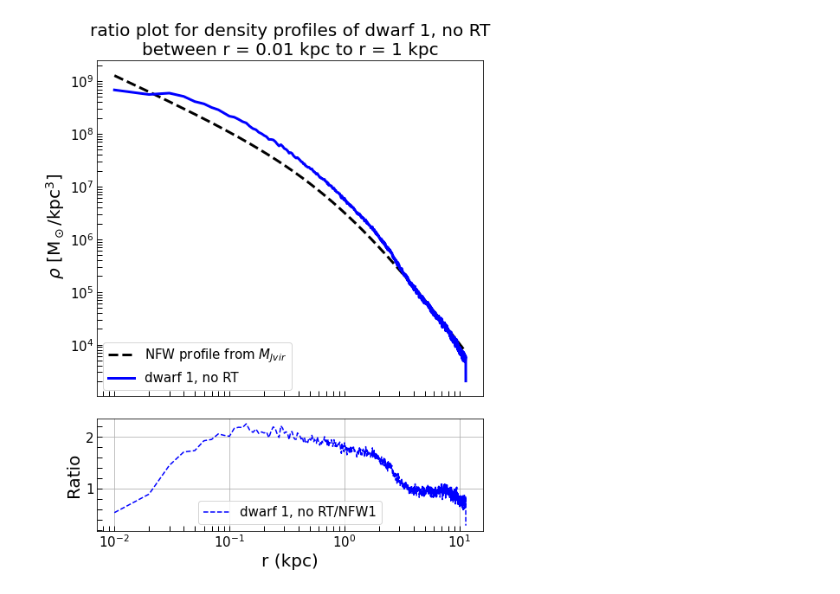
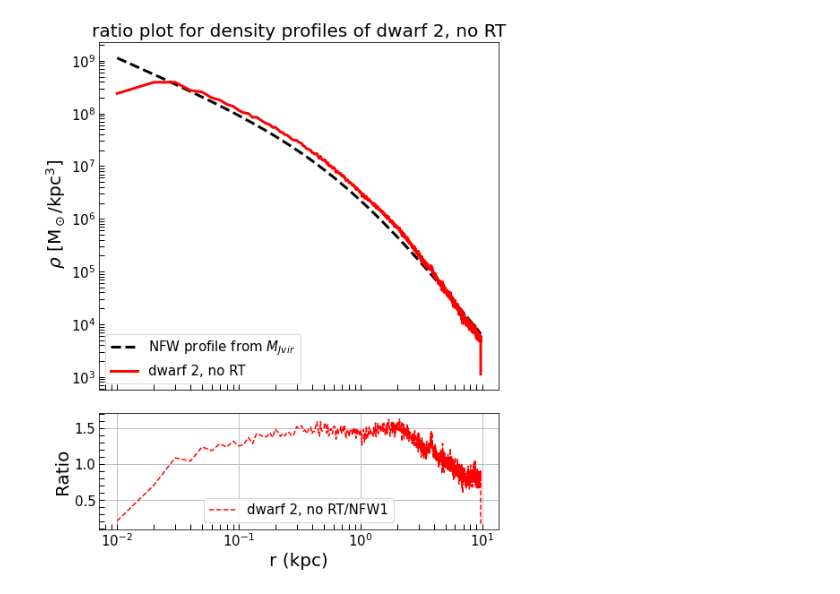
Before and after one commit to nguyenbinh1612/Binh_UFD, a Jupyter notebook: Example Plot.ipynb, the cells around one changed output. Drawn from its saved outputs; the diff is of its cells as text; code cells hidden in the pictures.

```diff
--- a/Example Plot.ipynb
+++ b/Example Plot.ipynb
@@ -5,33 +4,31 @@ from matplotlib import gridspec
 from NFW import NFW
 import numpy as np
 # %%
-전data290_noRT = np.loadtxt("D:/Research/ultra-faint dwarf galaxies/dwarf 1 no RT/dwarf_dm_5e8_0290.txt")
+전data300_noRT = np.loadtxt("D:/Research/ultra-faint dwarf galaxies/dwarf 2 no RT/dwarf_dm_7e8_0300.txt")
 
-Mvir1 = 312785000.0 # the mass equals to the mass of the last data point that Jeon collected.
-Mvir2 = 2.85e8 # the mass is calculated by Dr Besla to estimate m_vir
+Mvir1 = 182009500.0 # the mass equals to the mass of the last data point that Jeon collected.
+#Mvir2 = 2.85e8 # the mass is calculated by Dr Besla to estimate m_vir
 
 NFW1 =  NFW(Mvir1)
-NFW2 =  NFW(Mvir2)
+#NFW2 =  NFW(Mvir2)
 
-dx290_noRT = 전data290_noRT[:,4] / 1000 # converting pc to kpc
-dy290_noRT = 전data290_noRT[:,5] / 1000 # converting pc to kpc
-dz290_noRT = 전data290_noRT[:,6] / 1000 # converting pc to kpc
-r290_noRT = np.sqrt(dx290_noRT**2 + dy290_noRT**2 + dz290_noRT**2) # max: 11.333935323605565 pc, closest to 11.340 kpc
-rad_array290_noRT = np.arange(0.01, 11.34, 0.01) # unit: kpc
+dx300_noRT = 전data300_noRT[:,4] / 1000 # converting pc to kpc
+dy300_noRT = 전data300_noRT[:,5] / 1000 # converting pc to kpc
+dz300_noRT = 전data300_noRT[:,6] / 1000 # converting pc to kpc
+r300_noRT = np.sqrt(dx300_noRT**2 + dy300_noRT**2 + dz300_noRT**2) # max closest to 9.76 kpc
+rad_array300_noRT = np.arange(0.01, 9.76, 0.01)
 
-density_profile290_noRT = np.zeros(np.size(rad_array290_noRT))
+density_profile300_noRT = np.zeros(np.size(rad_array300_noRT))
 i = 0
-for radius_value in rad_array290_noRT:
-    particles = np.where((r290_noRT > radius_value) & (r290_noRT < (radius_value + 0.01)))
+for radius_value in rad_array300_noRT:
+    particles = np.where((r300_noRT > radius_value) & (r300_noRT < (radius_value + 0.01)))
     how_many_particles = np.size(particles)
     shell_volume = 4/3*np.pi*((radius_value + 0.01)**3 - radius_value**3)
-    density_profile290_noRT[i] = how_many_particles / shell_volume * 500
+    density_profile300_noRT[i] = how_many_particles / shell_volume * 500
     i += 1
 
 #r = np.arange(0.01,1,0.1)
 # %%
-
-
 fig = plt.figure(figsize=(8, 10))
 gs = gridspec.GridSpec(2, 1, height_ratios=[3, 1]) # row, columns, widths
 
@@ -47,13 +44,13 @@ fig.subplots_adjust(hspace=0.1)
 # TOP PANEL
 
 # Density for halo 1
-ax0.loglog(rad_array290_noRT,NFW1.rho(rad_array290_noRT), 'k--', lw=3, label="NFW profile from $M_{Jvir}$")
+ax0.loglog(rad_array300_noRT,NFW1.rho(rad_array300_noRT), 'k--', lw=3, label="NFW profile from $M_{Jvir}$")
 
 # Density for halo 2
-#ax0.loglog(rad_array290_noRT,NFW2.rho(rad_array290_noRT),'m-.', lw=3, label="NFW profile from $M_{est}$")
+#ax0.loglog(rad_array300_noRT,NFW2.rho(rad_array300_noRT),'m-.', lw=3, label="NFW profile from $M_{est}$")
 
 # Density from actual simulated data for dwarf 1, no RT
-ax0.loglog(rad_array290_noRT,density_profile290_noRT,'b', lw=3, label="dwarf 1, no RT")
+ax0.loglog(rad_array300_noRT,density_profile300_noRT,'r', lw=3, label="dwarf 2, no RT")
 
 ax0.minorticks_on()
 
@@ -62,7 +59,7 @@ ax0.minorticks_on()
 #ax0.set_xlim(0,900)
 
 # set the title for the top panel
-ax0.set_title('ratio plot for density profiles of dwarf 1, no RT\nbetween r = 0.01 kpc to r = 1 kpc', fontsize=20)
+ax0.set_title('ratio plot for density profiles of dwarf 2, no RT', fontsize=20)
 
 # Set labels for top panel
 ax0.set_xticklabels([]) # ignore the x label
@@ -76,33 +73,33 @@ ax0.legend(loc='lower left')
 
 
 
 ######################
 # BOTTOM PANEL.
 
-ax1.plot(rad_array290_noRT, density_profile290_noRT/(NFW1.rho(rad_array290_noRT)),'b--', \
-        label='dwarf 1, no RT/NFW1') # ratio of the top two lines
+ax1.plot(rad_array300_noRT, density_profile300_noRT/(NFW1.rho(rad_array300_noRT)),'r--', \
+        label='dwarf 2, no RT/NFW1') # ratio of the top two lines
 
 ax1.legend(loc='lower center')
 
 plt.xscale('log')
 
 # Set axis labels for bottom panel
 ax1.set_ylabel('Ratio',fontsize=20)
 ax1.set_xlabel('r (kpc)', fontsize=20)
 
 # If you want to set the limits
 #ax1.set_xlim(0,10)
 #ax1.set_ylim(0,2)
 
 # setting ticks and grid for bottom panel
 ax1.grid()
 ax1.minorticks_on()
 ax1.tick_params(axis='both', which='both', direction='in',length=6, width=1)
 
 # setting font size
 plt.rcParams.update({'font.size': 15})
 
 # if you want to save the figure
 #plt.savefig('figure.png')
 # %% [output]
-[figure, old version]
+[figure, new version]
```
Also changed, not shown: parts of 1 cell of this notebook.
